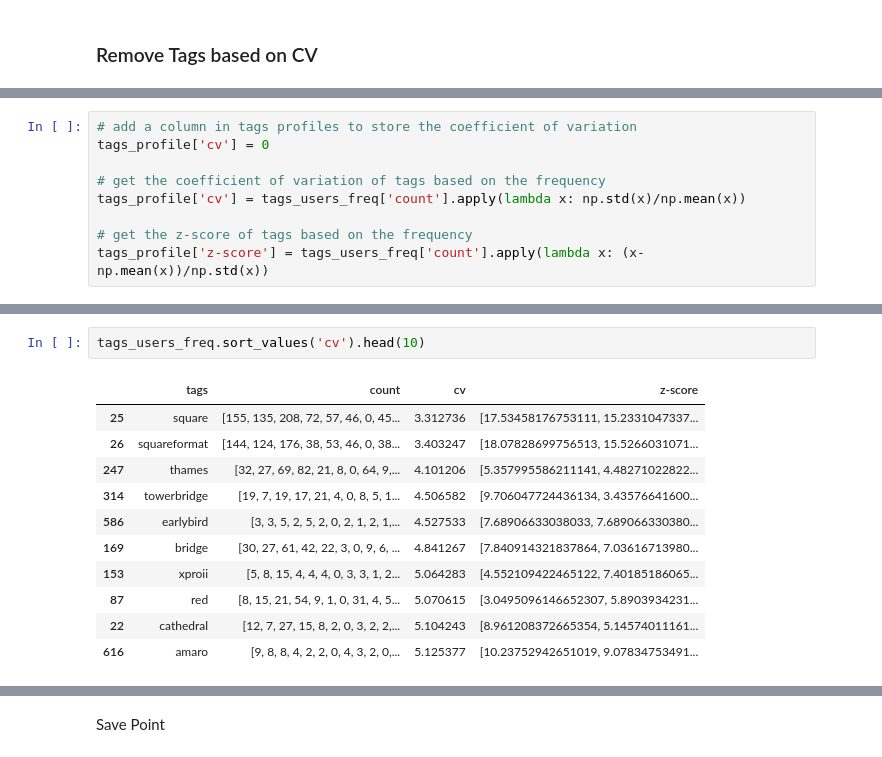
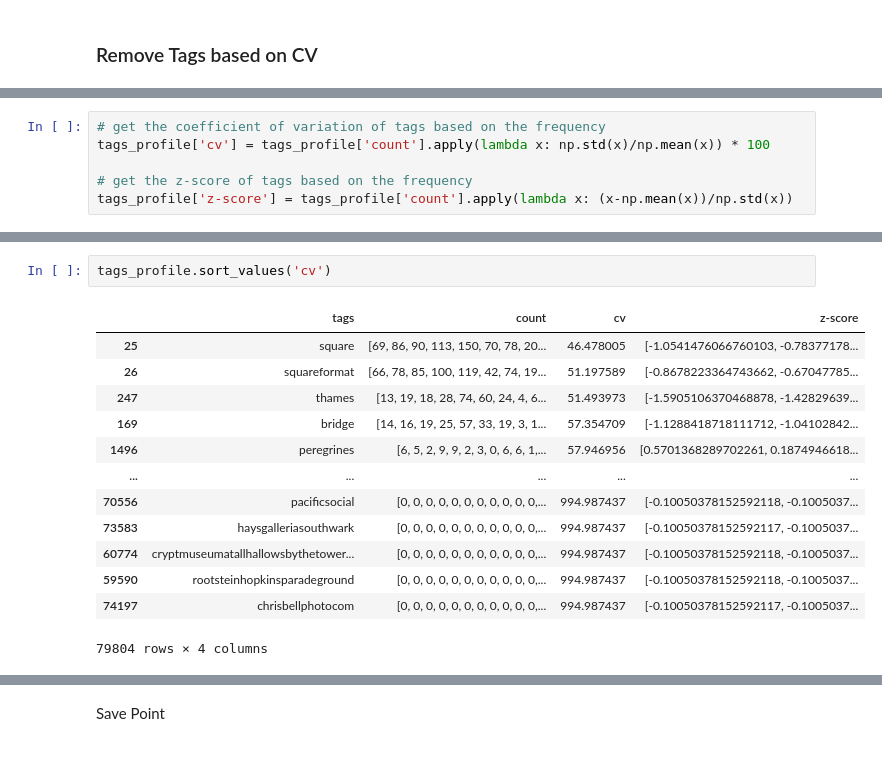
Before and after one commit to leyixu21/Semantic-Trajectory, a Jupyter notebook: clean_flickr_data.ipynb, the cells around one changed output, grey strips where cells are left out. Drawn from its saved outputs; the diff is of its cells as text.

Commit message:
Update the visualization of tag profiles

```diff
--- a/clean_flickr_data.ipynb
+++ b/clean_flickr_data.ipynb
@@ -454,9 +520,6 @@ tags_profile
 # %%
-# add a column in tags profiles to store the coefficient of variation
-tags_profile['cv'] = 0
-
 # get the coefficient of variation of tags based on the frequency
-tags_profile['cv'] = tags_users_freq['count'].apply(lambda x: np.std(x)/np.mean(x))
+tags_profile['cv'] = tags_profile['count'].apply(lambda x: np.std(x)/np.mean(x)) * 100
 
 # get the z-score of tags based on the frequency
-tags_profile['z-score'] = tags_users_freq['count'].apply(lambda x: (x-np.mean(x))/np.std(x))
+tags_profile['z-score'] = tags_profile['count'].apply(lambda x: (x-np.mean(x))/np.std(x))
@@ -463,14 +538,16 @@ tags_profile['z-score'] = tags_users_freq['count'].apply(lambda x: (x-np.mean(x)
 # %%
-tags_users_freq.sort_values('cv').head(10)
+tags_profile.sort_values('cv')
 # %% [output]
 |  | tags | count | cv | z-score |
-| 25 | square | [155, 135, 208, 72, 57, 46, 0, 45... | 3.312736 | [17.53458176753111, 15.2331047337... |
-| 26 | squareformat | [144, 124, 176, 38, 53, 46, 0, 38... | 3.403247 | [18.07828699756513, 15.5266031071... |
-| 247 | thames | [32, 27, 69, 82, 21, 8, 0, 64, 9,... | 4.101206 | [5.357995586211141, 4.48271022822... |
-| 314 | towerbridge | [19, 7, 19, 17, 21, 4, 0, 8, 5, 1... | 4.506582 | [9.706047724436134, 3.43576641600... |
-| 586 | earlybird | [3, 3, 5, 2, 5, 2, 0, 2, 1, 2, 1,... | 4.527533 | [7.68906633038033, 7.689066330380... |
-| 169 | bridge | [30, 27, 61, 42, 22, 3, 0, 9, 6, ... | 4.841267 | [7.840914321837864, 7.03616713980... |
-| 153 | xproii | [5, 8, 15, 4, 4, 4, 0, 3, 3, 1, 2... | 5.064283 | [4.552109422465122, 7.40185186065... |
-| 87 | red | [8, 15, 21, 54, 9, 1, 0, 31, 4, 5... | 5.070615 | [3.0495096146652307, 5.8903934231... |
-| 22 | cathedral | [12, 7, 27, 15, 8, 2, 0, 3, 2, 2,... | 5.104243 | [8.961208372665354, 5.14574011161... |
-| 616 | amaro | [9, 8, 8, 4, 2, 2, 0, 4, 3, 2, 0,... | 5.125377 | [10.23752942651019, 9.07834753491... |
+| 25 | square | [69, 86, 90, 113, 150, 70, 78, 20... | 46.478005 | [-1.0541476066760103, -0.78377178... |
+| 26 | squareformat | [66, 78, 85, 100, 119, 42, 74, 19... | 51.197589 | [-0.8678223364743662, -0.67047785... |
+| 247 | thames | [13, 19, 18, 28, 74, 60, 24, 4, 6... | 51.493973 | [-1.5905106370468878, -1.42829639... |
+| 169 | bridge | [14, 16, 19, 25, 57, 33, 19, 3, 1... | 57.354709 | [-1.1288418718111712, -1.04102842... |
+| 1496 | peregrines | [6, 5, 2, 9, 9, 2, 3, 0, 6, 6, 1,... | 57.946956 | [0.5701368289702261, 0.1874946618... |
+| ... | ... | ... | ... | ... |
+| 70556 | pacificsocial | [0, 0, 0, 0, 0, 0, 0, 0, 0, 0, 0,... | 994.987437 | [-0.10050378152592118, -0.1005037... |
+| 73583 | haysgalleriasouthwark | [0, 0, 0, 0, 0, 0, 0, 0, 0, 0, 0,... | 994.987437 | [-0.10050378152592117, -0.1005037... |
+| 60774 | cryptmuseumatallhallowsbythetower... | [0, 0, 0, 0, 0, 0, 0, 0, 0, 0, 0,... | 994.987437 | [-0.10050378152592118, -0.1005037... |
+| 59590 | rootsteinhopkinsparadeground | [0, 0, 0, 0, 0, 0, 0, 0, 0, 0, 0,... | 994.987437 | [-0.10050378152592118, -0.1005037... |
+| 74197 | chrisbellphotocom | [0, 0, 0, 0, 0, 0, 0, 0, 0, 0, 0,... | 994.987437 | [-0.10050378152592117, -0.1005037... |
+79804 rows × 4 columns
```
Also changed, not shown: parts of 13 cells of this notebook.
